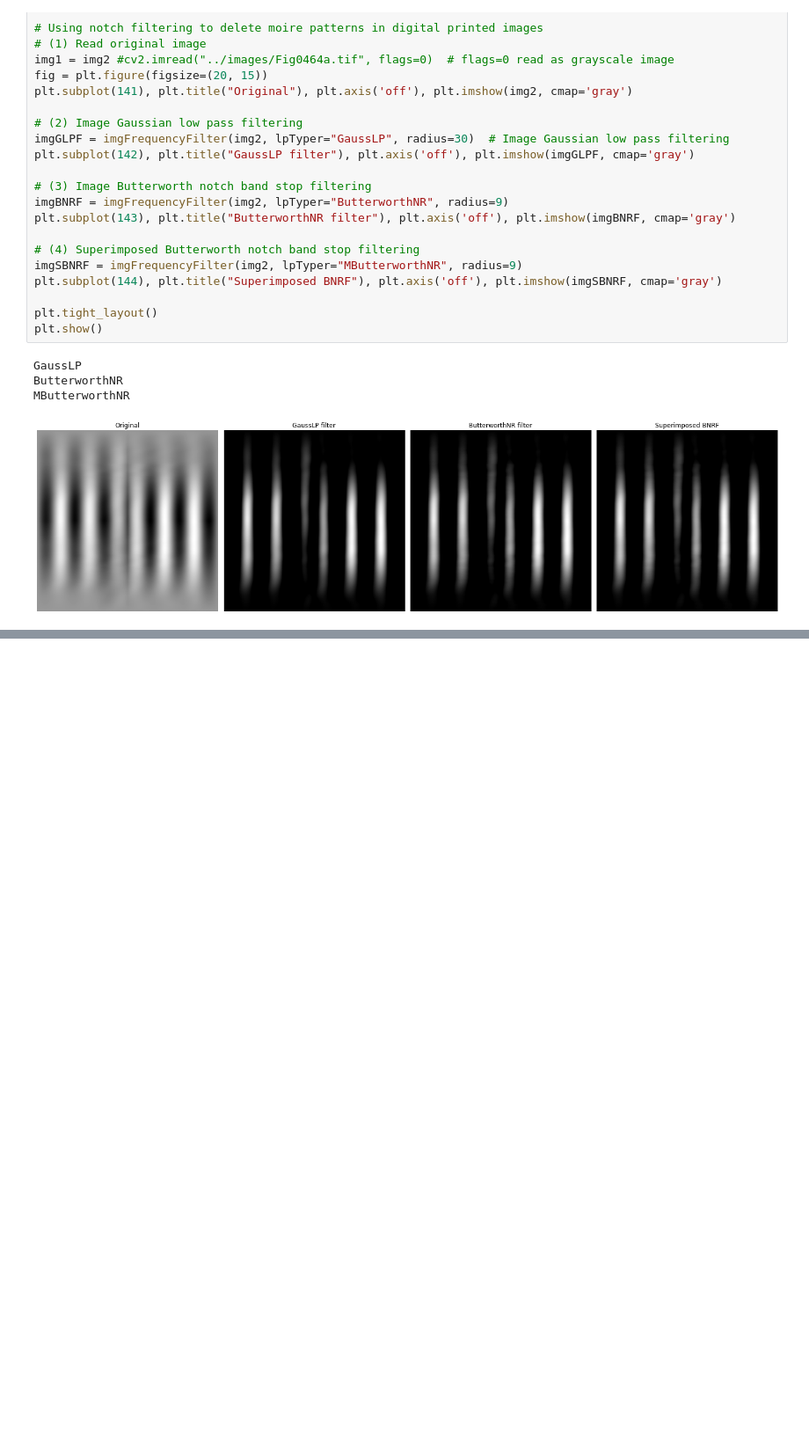
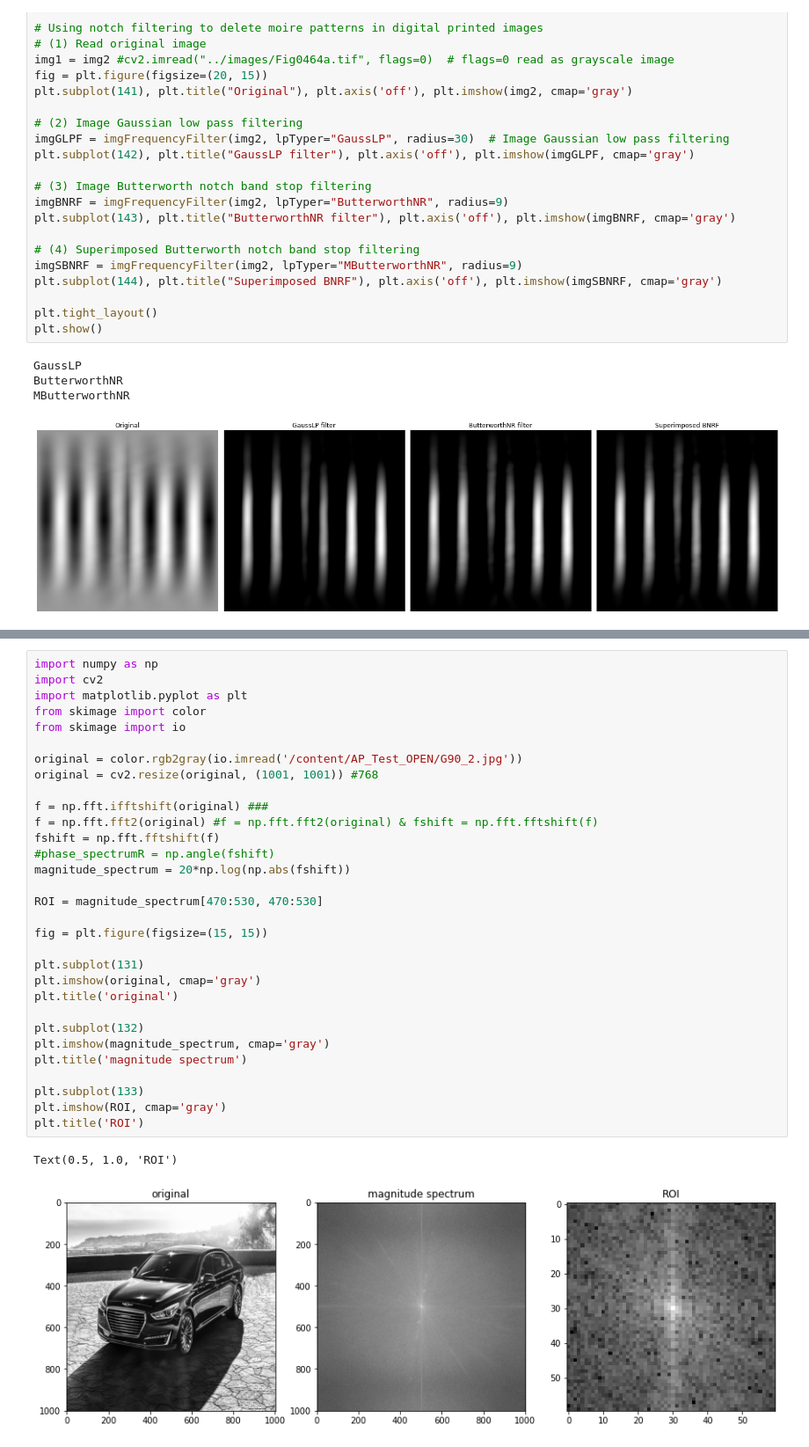
Before and after one commit to mckang6113875/AP_Test_OPEN, a Jupyter notebook: Image_Noise_Canceling_edit1.ipynb, the cells around one changed output, grey strips where cells are left out. Shown at 88% size. Drawn from its saved outputs; the diff is of its cells as text; blank space fills up the shorter version.

```diff
--- a/Image_Noise_Canceling_edit1.ipynb
+++ b/Image_Noise_Canceling_edit1.ipynb
@@ -329,0 +424,34 @@ MButterworthNR
+# %%
+import numpy as np
+import cv2
+import matplotlib.pyplot as plt
+from skimage import color
+from skimage import io
+
+original = color.rgb2gray(io.imread('/content/AP_Test_OPEN/G90_2.jpg'))
+original = cv2.resize(original, (1001, 1001)) #768
+
+f = np.fft.ifftshift(original) ###
+f = np.fft.fft2(original) #f = np.fft.fft2(original) & fshift = np.fft.fftshift(f)
+fshift = np.fft.fftshift(f)
+#phase_spectrumR = np.angle(fshift)
+magnitude_spectrum = 20*np.log(np.abs(fshift))
+
+ROI = magnitude_spectrum[470:530, 470:530]
+
+fig = plt.figure(figsize=(15, 15))
+
+plt.subplot(131)
+plt.imshow(original, cmap='gray')
+plt.title('original')
+
+plt.subplot(132)
+plt.imshow(magnitude_spectrum, cmap='gray')
+plt.title('magnitude spectrum')
+
+plt.subplot(133)
+plt.imshow(ROI, cmap='gray')
+plt.title('ROI')
+# %% [output]
+Text(0.5, 1.0, 'ROI')
+[figure, added]
```
Also changed, not shown: parts of 7 cells of this notebook.
